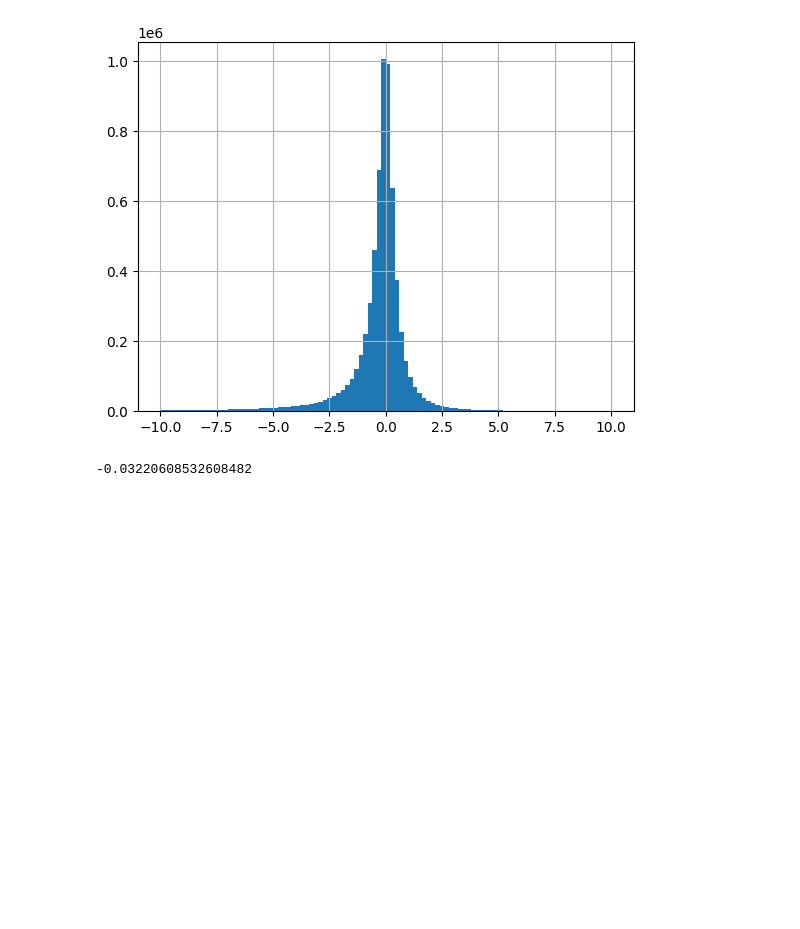
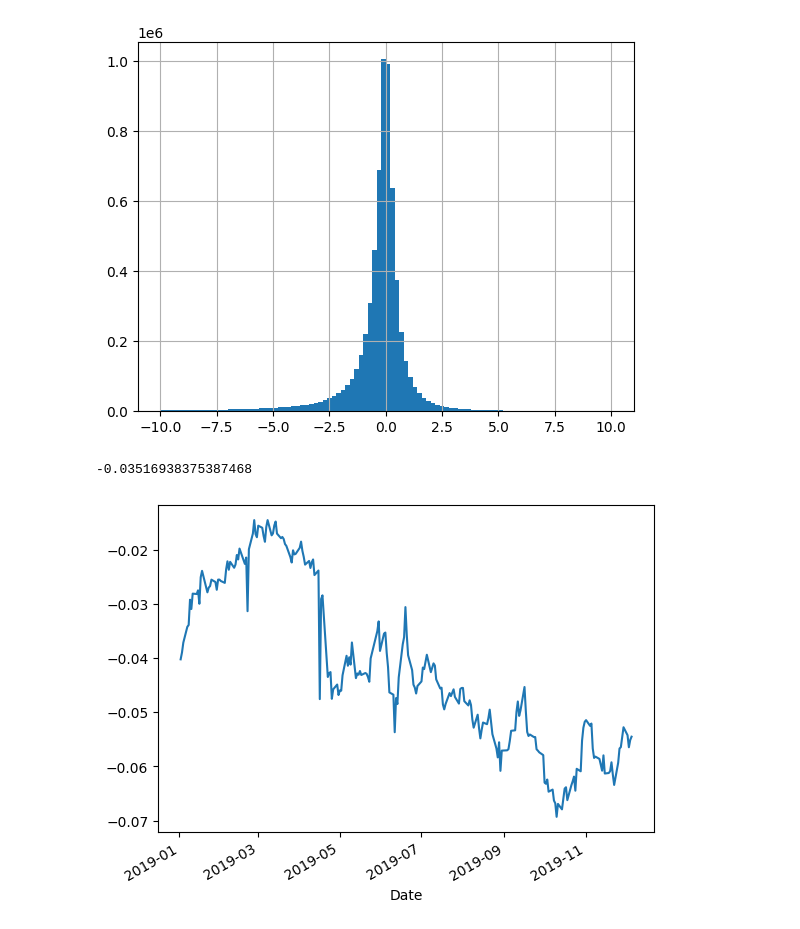
Before and after one commit to dllllb/finexp, a Jupyter notebook: basepred.ipynb, the cells around one changed output. Drawn from its saved outputs; the diff is of its cells as text; code cells hidden in the pictures; blank space fills up the shorter version.

```diff
--- a/basepred.ipynb
+++ b/basepred.ipynb
@@ -93,17 +93,27 @@ m = CatBoostRegressor(
     random_seed=42,
     logging_level='Silent',
     objective='MAPE',
+    max_depth=3,
     train_dir=f'train-{now.strftime("%Y-%m-%d-%H-%M-%S")}'
 )
 
 m.fit(train.drop(columns='alpha'), train.alpha)
 m.score(test.drop(columns='alpha'), test.alpha)
 # %% [output]
--0.03220608532608482
+-0.03516938375387468
 # %%
 pred = m.predict(test.drop(columns='alpha'))
 test_p = test.copy()
 test_p['pred'] = pred
+# %%
+from sklearn.metrics import r2_score
+
+def r_squared(x):
+    return r2_score(x['alpha'], x['pred'])
+
+test_p.groupby('Date').apply(r_squared).plot();
+# %% [output]
+[figure, added]
 # %%
 test_p.alpha.groupby('Date').mean().rename('mean').plot(figsize=(10, 6), legend=True)
 top5 = test_p.sort_values('pred', ascending=False).groupby('Date').head(5).alpha.groupby('Date').mean().rename('top5')
```
Also changed, not shown: parts of 6 cells of this notebook.
